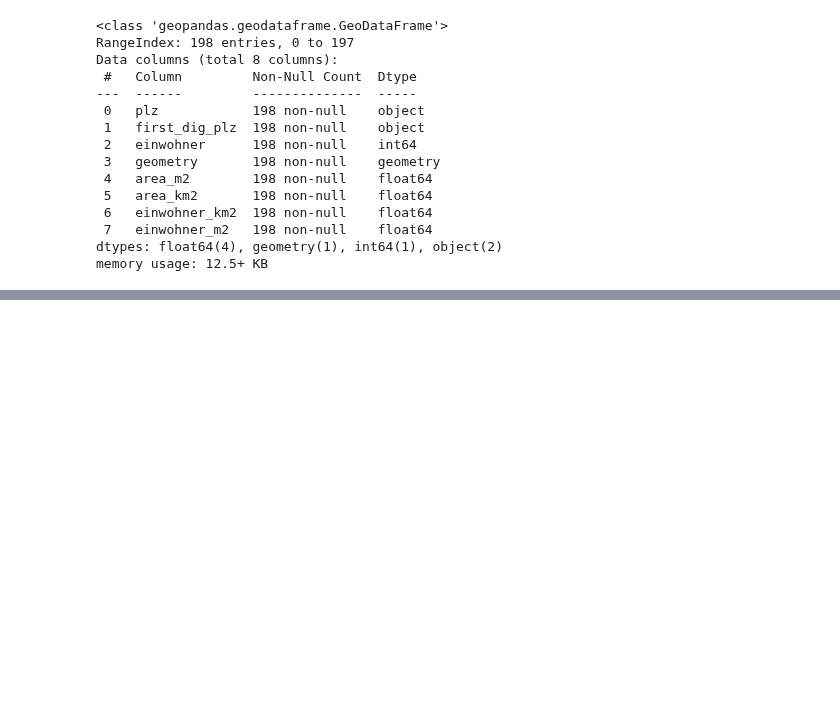
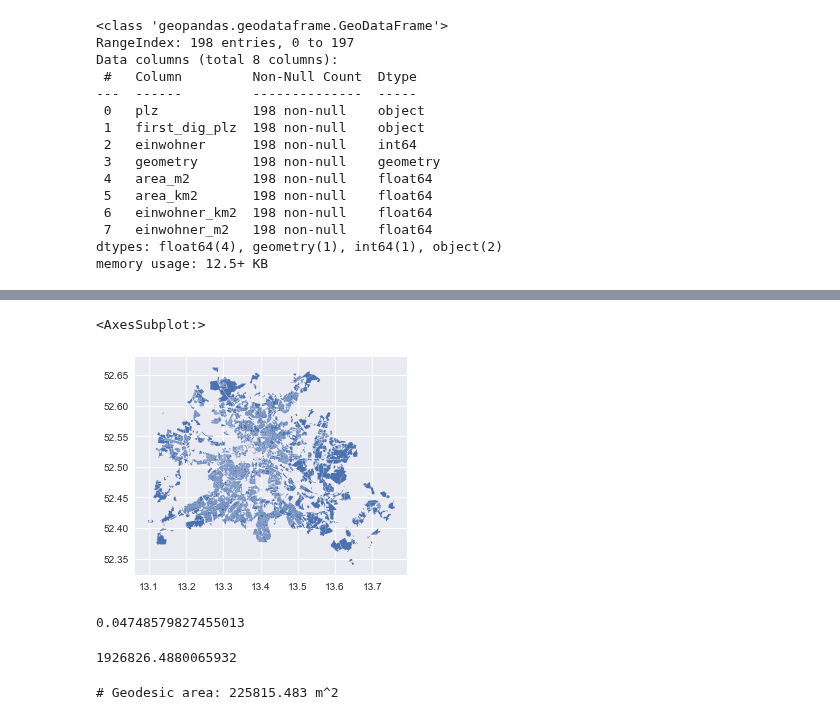
Before and after one commit to fom-big-data/fom-big-data-consulting-berlin-mobility-model, a Jupyter notebook: EXPLORATION/GEO-inhabitants-HelperBook.ipynb, the cells around one changed output, grey strips where cells are left out. Saved outputs shown, nothing was run; the diff lists cells and outputs as text; code cells hidden in the pictures; blank space fills up the shorter version.

```diff
--- a/EXPLORATION/GEO-inhabitants-HelperBook.ipynb
+++ b/EXPLORATION/GEO-inhabitants-HelperBook.ipynb
@@ -234,3 +234,31 @@ tail3inhab_plz_points
 | 193 | 12559 | 1 | 1 | POINT (13.58170 52.44200) | 2.820620e+03 | 0.002821 | 354.532 | 0.000355 |
 | 102 | 13159 | 1 | 1762 | POINT (13.39499 52.62179) | 1.093987e+07 | 10.939874 | 161.062 | 0.000161 |
 | 18 | 14053 | 1 | 139 | POINT (13.23820 52.51536) | 1.469243e+06 | 1.469243 | 94.607 | 0.000095 |
+# %%
+residential = gp.read_file("../results/residential.geojson")
+# %%
+residential.plot()
+# %% [output]
+<AxesSubplot:>
+[figure, added]
+# %%
+fleachensumme = 0.0
+for i in range(len(residential)):
+    fleachensumme = fleachensumme + residential.geometry[i].area
+fleachensumme
+# %% [output]
+0.04748579827455013
+# %%
+fleachensumme*6370**2
+# %% [output]
+1926826.4880065932
+# %%
+from pyproj import Geod
+from shapely import wkt
+
+# specify a named ellipsoid
+geod = Geod(ellps="WGS84")
+area = abs(geod.geometry_area_perimeter(residential["geometry"][0])[0])
+print('# Geodesic area: {:.3f} m^2'.format(area))
+# %% [output]
+# Geodesic area: 225815.483 m^2
```
Also changed, not shown: parts of 5 cells of this notebook, 2 other files.
